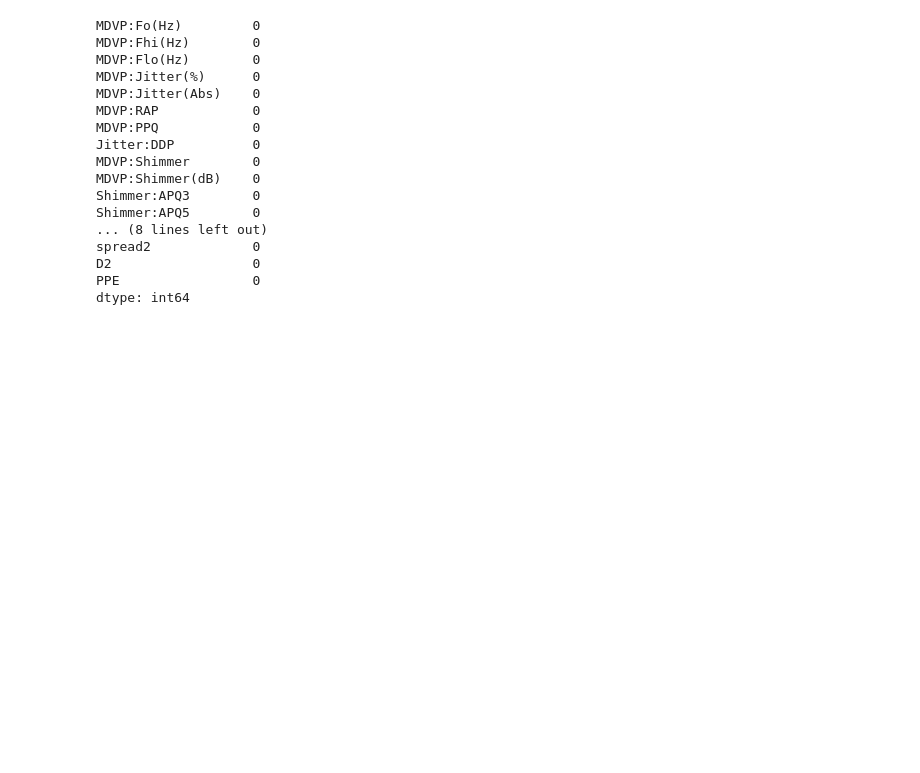
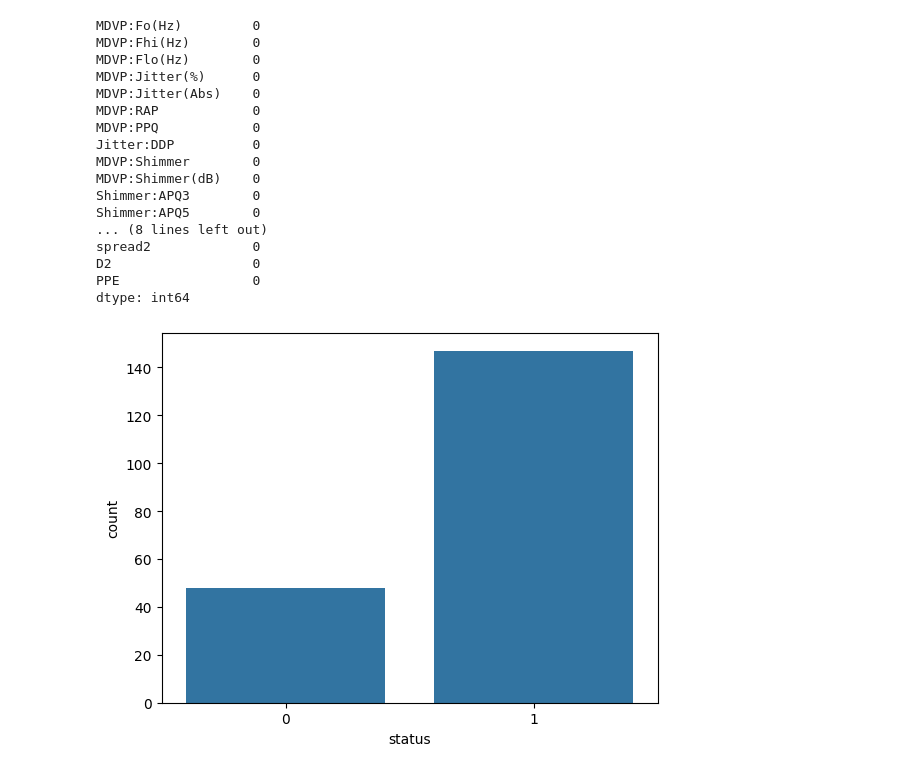
Before and after one commit to NavdeepTU/Machine-Learning, a Jupyter notebook: projects/03. parkinson_disease_prediction/model_training.ipynb, the cells around one changed output. Saved outputs shown, nothing was run; the diff lists cells and outputs as text; code cells hidden in the pictures; blank space fills up the shorter version.

Commit message:
added exploratory data analysis code

```diff
--- a/projects/03. parkinson_disease_prediction/model_training.ipynb
+++ b/projects/03. parkinson_disease_prediction/model_training.ipynb
@@ -116,3 +116,10 @@ spread2             0
 D2                  0
 PPE                 0
 dtype: int64
+# %%
+# exploratory data analysis
+# balance of data
+sns.countplot(x="status", data=df)
+plt.show()
+# %% [output]
+[figure, added]
```
Also changed, not shown: parts of 6 cells of this notebook.
